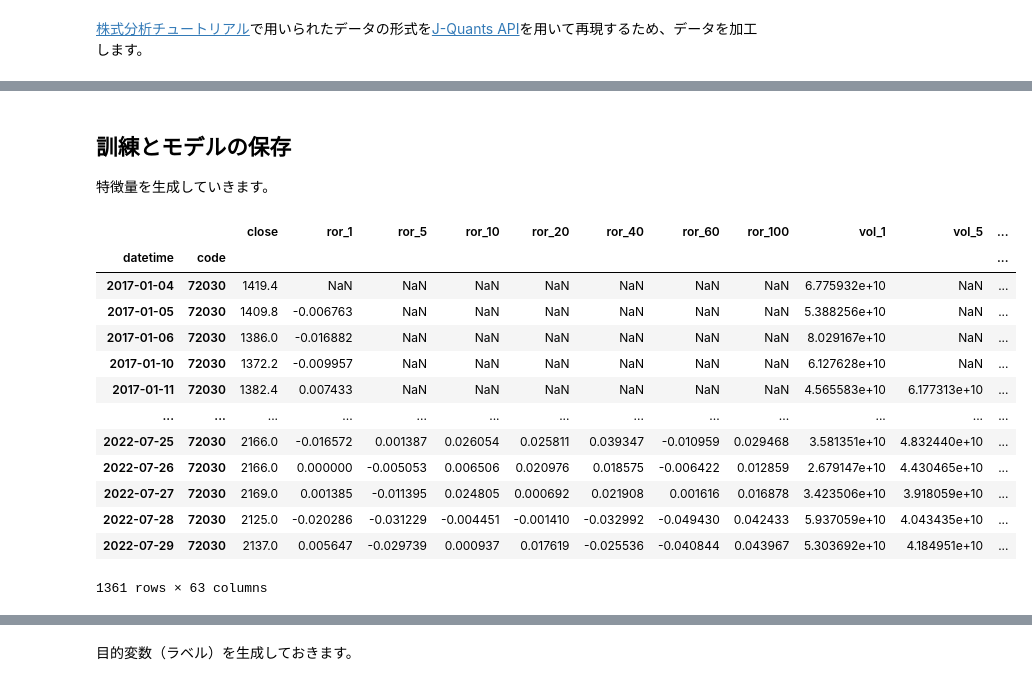
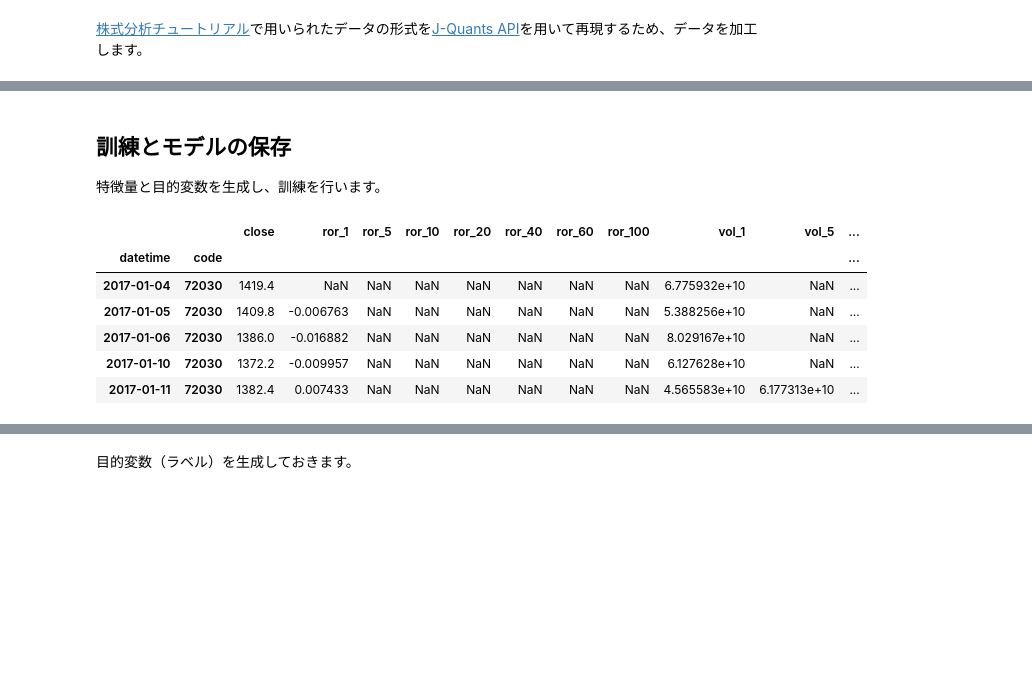
Before and after one commit to dakimura/jquants-sample, a Jupyter notebook: predictor.ipynb, the cells around one changed output, grey strips where cells are left out. Drawn from its saved outputs; the diff is of its cells as text; code cells hidden in the pictures; blank space fills up the shorter version.

```diff
--- a/predictor.ipynb
+++ b/predictor.ipynb
@@ -184,16 +182,16 @@ stock_fin.head()
 # %% [markdown]
 ## 訓練とモデルの保存
 
-特徴量を生成していきます。
+特徴量と目的変数を生成し、訓練を行います。
 # %%
-# stock_priceを使ったテクニカル指標
+# stock_priceを使ったテクニカル指標を各銘柄ごとに計算
 def get_technical(stock_price:pd.DataFrame, code:int)->pd.DataFrame:
     technical_df = stock_price[stock_price["Local Code"] == code].copy()
     # 終値
     technical_df["close"] = technical_df["EndOfDayQuote Close"]
     # 騰落率
     technical_df["ror_1"] = technical_df["EndOfDayQuote Close"].pct_change(1)
-    technical_df["ror_5"] = technical_df["EndOfDayQuote Close"].pct_change(5)
+    technical_df["ror_5"] = technical_df["EndOfDayQuote Close"].pct_change(5) # 5営業日前からの終値の変化率
     technical_df["ror_10"] = technical_df["EndOfDayQuote Close"].pct_change(10)
     technical_df["ror_20"] = technical_df["EndOfDayQuote Close"].pct_change(20)
     technical_df["ror_40"] = technical_df["EndOfDayQuote Close"].pct_change(40)
@@ -230,7 +228,7 @@ def get_technical(stock_price:pd.DataFrame, code:int)->pd.DataFrame:
     technical_df["atr_100"] = technical_df["range"].rolling(100).mean()
     technical_df["d_atr"] = technical_df["range"] / technical_df["atr_20"]
 
-    # ギャップレンジ
+    # ギャップ (前日の終値よりも当日の始値がどれだけ値動きしたか) のレンジ
     technical_df["gap_range"] = (np.abs(technical_df["EndOfDayQuote Open"] - technical_df["EndOfDayQuote PreviousClose"])) / technical_df[
         "EndOfDayQuote PreviousClose"]
     technical_df["g_atr_1"] = technical_df["gap_range"]
@@ -252,7 +250,7 @@ def get_technical(stock_price:pd.DataFrame, code:int)->pd.DataFrame:
     technical_df["d_atr_60"] = technical_df["day_range"].rolling(60).mean()
     technical_df["d_atr_100"] = technical_df["day_range"].rolling(100).mean()
 
-    # ヒゲレンジ
+    # ヒゲレンジ: ((高値-低値) - (始値と終値の差))/終値
     technical_df["hig_range"] = ((technical_df["EndOfDayQuote High"] - technical_df["EndOfDayQuote Low"]) - np.abs(
         technical_df["EndOfDayQuote Open"] - technical_df["EndOfDayQuote Close"])) / technical_df["EndOfDayQuote PreviousClose"]
     technical_df["h_atr_1"] = technical_df["hig_range"]
@@ -271,7 +269,7 @@ def get_technical(stock_price:pd.DataFrame, code:int)->pd.DataFrame:
     technical_df["vola_60"] = technical_df["ror_1"].rolling(60).std()
     technical_df["vola_100"] = technical_df["ror_1"].rolling(100).std()
 
-    # HLバンド
+    # HL(High-Low)バンド: 直近n日の高値（Hバンド）、安値（Lバンド）
     technical_df["hl_5"] = technical_df["EndOfDayQuote High"].rolling(5).max() - technical_df["EndOfDayQuote Low"].rolling(5).min()
     technical_df["hl_10"] = technical_df["EndOfDayQuote High"].rolling(10).max() - technical_df["EndOfDayQuote Low"].rolling(10).min()
     technical_df["hl_20"] = technical_df["EndOfDayQuote High"].rolling(20).max() - technical_df["EndOfDayQuote Low"].rolling(20).min()
@@ -281,7 +279,7 @@ def get_technical(stock_price:pd.DataFrame, code:int)->pd.DataFrame:
 
     # マーケットインパクト
     technical_df["mi"] = technical_df["range"] / (technical_df["EndOfDayQuote Volume"] * technical_df["EndOfDayQuote Close"])
-    technical_df = technical_df.replace([np.inf, -np.inf], np.nan)
+    technical_df = technical_df.replace([np.inf, -np.inf], np.nan) # "EndOfDayQuote Volume"=0の場合への考慮
 
     technical_df["mi_5"] = technical_df["mi"].rolling(5).mean()
     technical_df["mi_10"] = technical_df["mi"].rolling(10).mean()
@@ -297,39 +295,32 @@ def get_technical(stock_price:pd.DataFrame, code:int)->pd.DataFrame:
             "g_atr_1", "g_atr_5", "g_atr_10", "g_atr_20", "g_atr_40", "g_atr_60", "g_atr_100",
             "d_atr_1", "d_atr_5", "d_atr_10", "d_atr_20", "d_atr_40", "d_atr_60", "d_atr_100",
             "h_atr_1", "h_atr_5", "h_atr_10", "h_atr_20", "h_atr_40", "h_atr_60", "h_atr_100",
             "vola_5", "vola_10", "vola_20", "vola_40", "vola_60", "vola_100",
             "hl_5", "hl_10", "hl_20", "hl_40", "hl_60", "hl_100",
             "mi_5", "mi_10", "mi_20", "mi_40", "mi_60", "mi_100"]
     technical_df = technical_df[feat]
     technical_df.columns = ["datetime", "code", "close",
                       "ror_1", "ror_5", "ror_10", "ror_20", "ror_40", "ror_60", "ror_100",
                       "vol_1", "vol_5", "vol_10", "vol_20", "vol_40", "vol_60", "vol_100", "d_vol",
                       "atr_1", "atr_5", "atr_10", "atr_20", "atr_40", "atr_60", "atr_100", "d_atr",
                       "g_atr_1", "g_atr_5", "g_atr_10", "g_atr_20", "g_atr_40", "g_atr_60", "g_atr_100",
                       "d_atr_1", "d_atr_5", "d_atr_10", "d_atr_20", "d_atr_40", "d_atr_60", "d_atr_100",
                       "h_atr_1", "h_atr_5", "h_atr_10", "h_atr_20", "h_atr_40", "h_atr_60", "h_atr_100",
                       "vola_5", "vola_10", "vola_20", "vola_40", "vola_60", "vola_100",
                       "hl_5", "hl_10", "hl_20", "hl_40", "hl_60", "hl_100",
                       "mi_5", "mi_10", "mi_20", "mi_40", "mi_60", "mi_100"]
     technical_df["datetime"] = pd.to_datetime(technical_df["datetime"])
     technical_df = technical_df.set_index(["datetime", "code"])
     return technical_df
 
 # example
-get_technical(stock_price, example_codes[0])
+get_technical(stock_price, example_codes[0]).head()
 # %% [output]
 |  |  | close | ror_1 | ror_5 | ror_10 | ror_20 | ror_40 | ror_60 | ror_100 | vol_1 | vol_5 | ... |
 | datetime | code |  |  |  |  |  |  |  |  |  |  | ... |
 | 2017-01-04 | 72030 | 1419.4 | NaN | NaN | NaN | NaN | NaN | NaN | NaN | 6.775932e+10 | NaN | ... |
 | 2017-01-05 | 72030 | 1409.8 | -0.006763 | NaN | NaN | NaN | NaN | NaN | NaN | 5.388256e+10 | NaN | ... |
 | 2017-01-06 | 72030 | 1386.0 | -0.016882 | NaN | NaN | NaN | NaN | NaN | NaN | 8.029167e+10 | NaN | ... |
 | 2017-01-10 | 72030 | 1372.2 | -0.009957 | NaN | NaN | NaN | NaN | NaN | NaN | 6.127628e+10 | NaN | ... |
 | 2017-01-11 | 72030 | 1382.4 | 0.007433 | NaN | NaN | NaN | NaN | NaN | NaN | 4.565583e+10 | 6.177313e+10 | ... |
-| ... | ... | ... | ... | ... | ... | ... | ... | ... | ... | ... | ... | ... |
-| 2022-07-25 | 72030 | 2166.0 | -0.016572 | 0.001387 | 0.026054 | 0.025811 | 0.039347 | -0.010959 | 0.029468 | 3.581351e+10 | 4.832440e+10 | ... |
-| 2022-07-26 | 72030 | 2166.0 | 0.000000 | -0.005053 | 0.006506 | 0.020976 | 0.018575 | -0.006422 | 0.012859 | 2.679147e+10 | 4.430465e+10 | ... |
-| 2022-07-27 | 72030 | 2169.0 | 0.001385 | -0.011395 | 0.024805 | 0.000692 | 0.021908 | 0.001616 | 0.016878 | 3.423506e+10 | 3.918059e+10 | ... |
-| 2022-07-28 | 72030 | 2125.0 | -0.020286 | -0.031229 | -0.004451 | -0.001410 | -0.032992 | -0.049430 | 0.042433 | 5.937059e+10 | 4.043435e+10 | ... |
-| 2022-07-29 | 72030 | 2137.0 | 0.005647 | -0.029739 | 0.000937 | 0.017619 | -0.025536 | -0.040844 | 0.043967 | 5.303692e+10 | 4.184951e+10 | ... |
-1361 rows × 63 columns
 # %%
```
Also changed, not shown: parts of 10 cells of this notebook, 1 other file.
